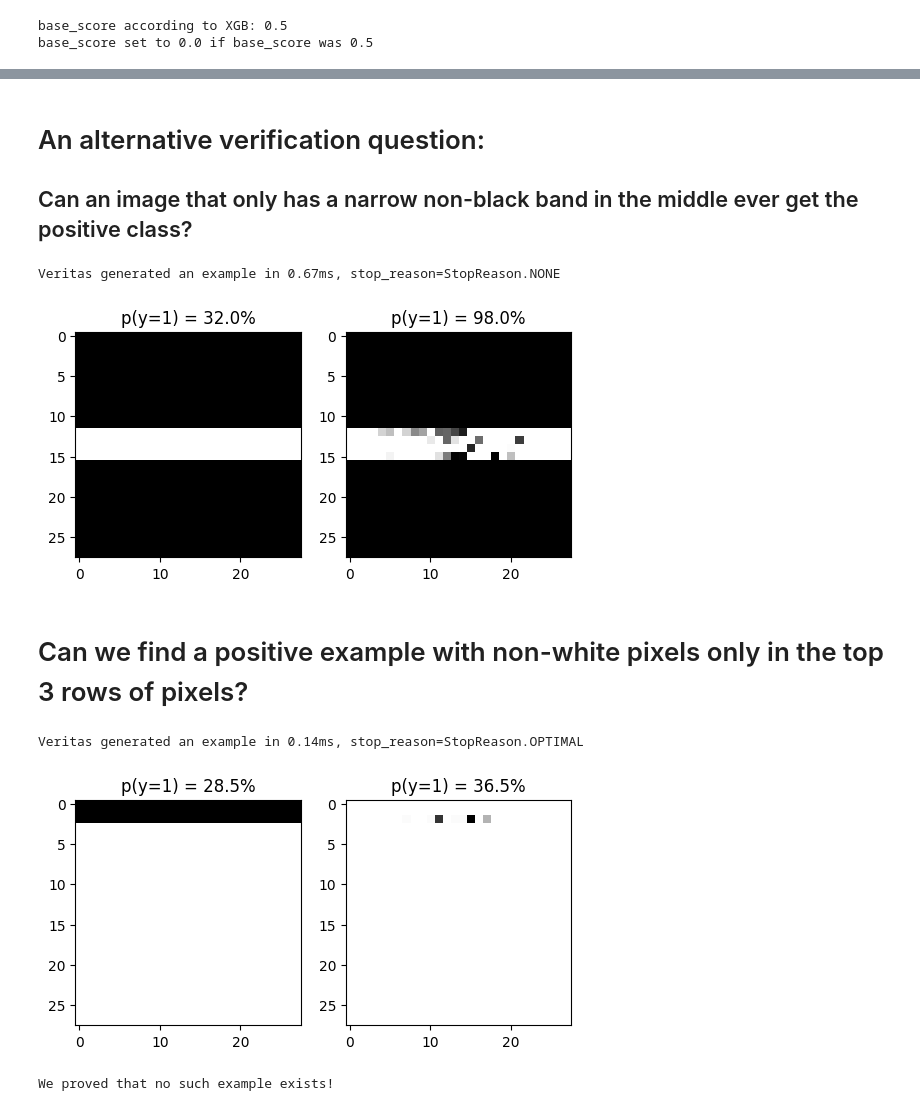
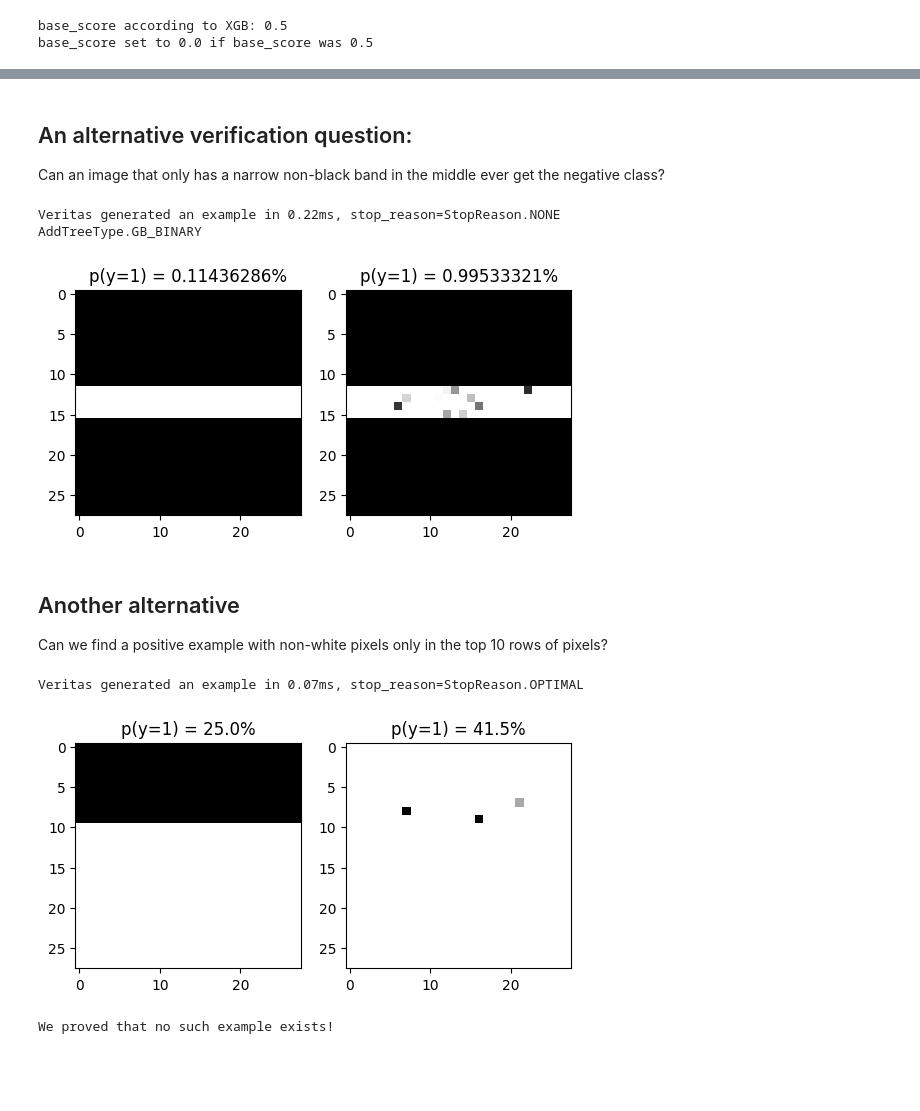
Before and after one commit to laudv/veritas, a Jupyter notebook: examples/mnist.ipynb, the cells around one changed output, grey strips where cells are left out. Cells and saved outputs as stored; diff of their text form; code cells hidden in the pictures; blank space fills up the shorter version.

```diff
--- a/examples/mnist.ipynb
+++ b/examples/mnist.ipynb
@@ -11,2 +21,2 @@ import numpy as np
 # %%
-X, y_mc = datasets.fetch_openml(data_id=554, return_X_y=True, as_frame=False)
+X_mc, y_mc = datasets.fetch_openml(data_id=554, return_X_y=True, as_frame=False)
@@ -25,18 +41,13 @@ import matplotlib.pyplot as plt
 from sklearn.metrics import accuracy_score
 # %%
 params = {
-    "n_estimators": 50,
-    #"num_class": 10,
-    #"objective": "multi:softmax",
-    #"eval_metric": "merror",
+    "n_estimators": 20,
     "eval_metric": "error",
 
     "tree_method": "hist",
     "seed": 135,
-    "max_depth": 7,
-    "learning_rate": 0.2,
-    "colsample_bynode": 0.75,
-    "subsample": 0.5
+    "max_depth": 4,
+    "learning_rate": 0.4
 }
 model = xgb.XGBClassifier(**params)
 
@@ -126,6 +184,7 @@ for i, res in enumerate(adv_examples):
 # %% [markdown]
-# An alternative verification question:
-## Can an image that only has a narrow non-black band in the middle ever get the positive class?
+## An alternative verification question:
+
+Can an image that only has a narrow non-black band in the middle ever get the negative class?
 # %%
 blackband = np.zeros(28*28)
 blackband[0:28*12] = 255.0
@@ -152,59 +211,68 @@ print(f"Veritas generated an example in {1000*(tstop-tstart):.2f}ms, stop_reason
 sol = search.get_solution(0)
 generated = veritas.get_closest_example(sol, blackband, eps=1e-3)
 
+print(at.get_type())
+
 prob_blackband = at.predict(blackband)[0,0]
 prob_generated = at.predict(generated)[0,0]
 
 fig, ax = plt.subplots(1, 2)
 ax[0].imshow(blackband.reshape((28, 28)), cmap="binary")
-ax[0].set_title(f"p(y=1) = {prob_blackband*100:.1f}%")
+ax[0].set_title(f"p(y=1) = {prob_blackband:.8f}%")
 ax[1].imshow(generated.reshape((28, 28)), cmap="binary")
-ax[1].set_title(f"p(y=1) = {prob_generated*100:.1f}%")
+ax[1].set_title(f"p(y=1) = {prob_generated:.8f}%")
 plt.show()
 # %% [output]
-Veritas generated an example in 0.67ms, stop_reason=StopReason.NONE
+Veritas generated an example in 0.22ms, stop_reason=StopReason.NONE
+AddTreeType.GB_BINARY
-[figure, old version]
+[figure, new version]
 # %% [markdown]
-# Can we find a positive example with non-white pixels only in the top 3 rows of pixels?
+
+## Another alternative
+
+Can we find a positive example with non-white pixels only in the top 10 rows of pixels?
 # %%
 allwhite = np.zeros(28*28)
 whiteband = np.zeros(28*28)
-whiteband[0:28*3] = 255.0
+whiteband[0:28*10] = 255.0
 
 anything = veritas.Interval(0.0, 255.0)
 white = veritas.Interval(0.0, 0.0)
 
 config = veritas.Config(veritas.HeuristicType.MAX_OUTPUT)
 #config.ignore_state_when_worse_than = 0.0
 
 prune_box = [anything if x>0 else white for x in whiteband]
 search = config.get_search(at, prune_box)
 
 tstart = time.time()
 while search.num_solutions() == 0:
     stop_reason = search.steps(100)
     if stop_reason == veritas.StopReason.NO_MORE_OPEN:
         break
 tstop = time.time()
 
-print(f"Veritas generated an example in {1000*(tstop-tstart):.2f}ms, stop_reason={stop_reason}")
+print(f"Veritas generated an example in {1000*(tstop-tstart):.2f}ms,",
+      f"stop_reason={stop_reason}")
 
-sol = search.get_solution(0)
-generated = veritas.get_closest_example(sol, allwhite, eps=1e-3)
+if search.num_solutions() > 0:
+    sol = search.get_solution(0)
+    generated = veritas.get_closest_example(sol, allwhite, eps=1e-3)
 
-prob_whiteband = at.predict(whiteband)[0,0]
-prob_generated = at.predict(generated)[0,0]
+    prob_whiteband = at.predict(whiteband)[0,0]
+    prob_generated = at.predict(generated)[0,0]
 
-fig, ax = plt.subplots(1, 2)
-ax[0].imshow(whiteband.reshape((28, 28)), cmap="binary")
-ax[0].set_title(f"p(y=1) = {prob_whiteband*100:.1f}%")
-ax[1].imshow(generated.reshape((28, 28)), cmap="binary")
-ax[1].set_title(f"p(y=1) = {prob_generated*100:.1f}%")
-plt.show()
+    fig, ax = plt.subplots(1, 2)
+    ax[0].imshow(whiteband.reshape((28, 28)), cmap="binary")
+    ax[0].set_title(f"p(y=1) = {prob_whiteband*100:.1f}%")
+    ax[1].imshow(generated.reshape((28, 28)), cmap="binary")
+    ax[1].set_title(f"p(y=1) = {prob_generated*100:.1f}%")
+    plt.show()
 
-if prob_generated < 0.5 and stop_reason == veritas.StopReason.OPTIMAL:
+if search.num_solutions() == 0 or stop_reason == veritas.StopReason.OPTIMAL \
+        and prob_generated < 0.5:
     print("We proved that no such example exists!")
 # %% [output]
-Veritas generated an example in 0.14ms, stop_reason=StopReason.OPTIMAL
+Veritas generated an example in 0.07ms, stop_reason=StopReason.OPTIMAL
-[figure, old version]
+[figure, new version]
 We proved that no such example exists!
```
Also changed, not shown: parts of 16 cells of this notebook, 22 other files.
